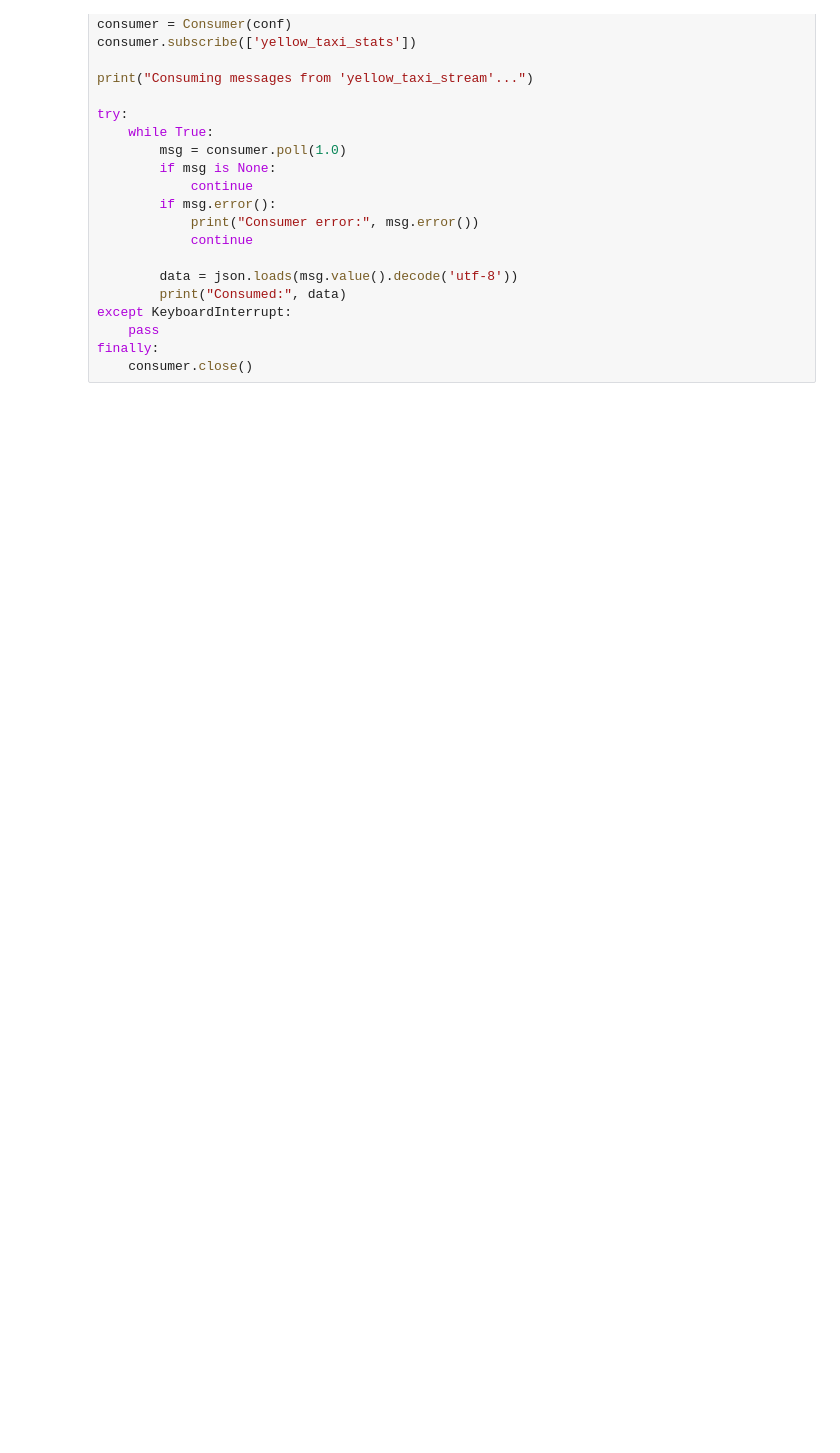
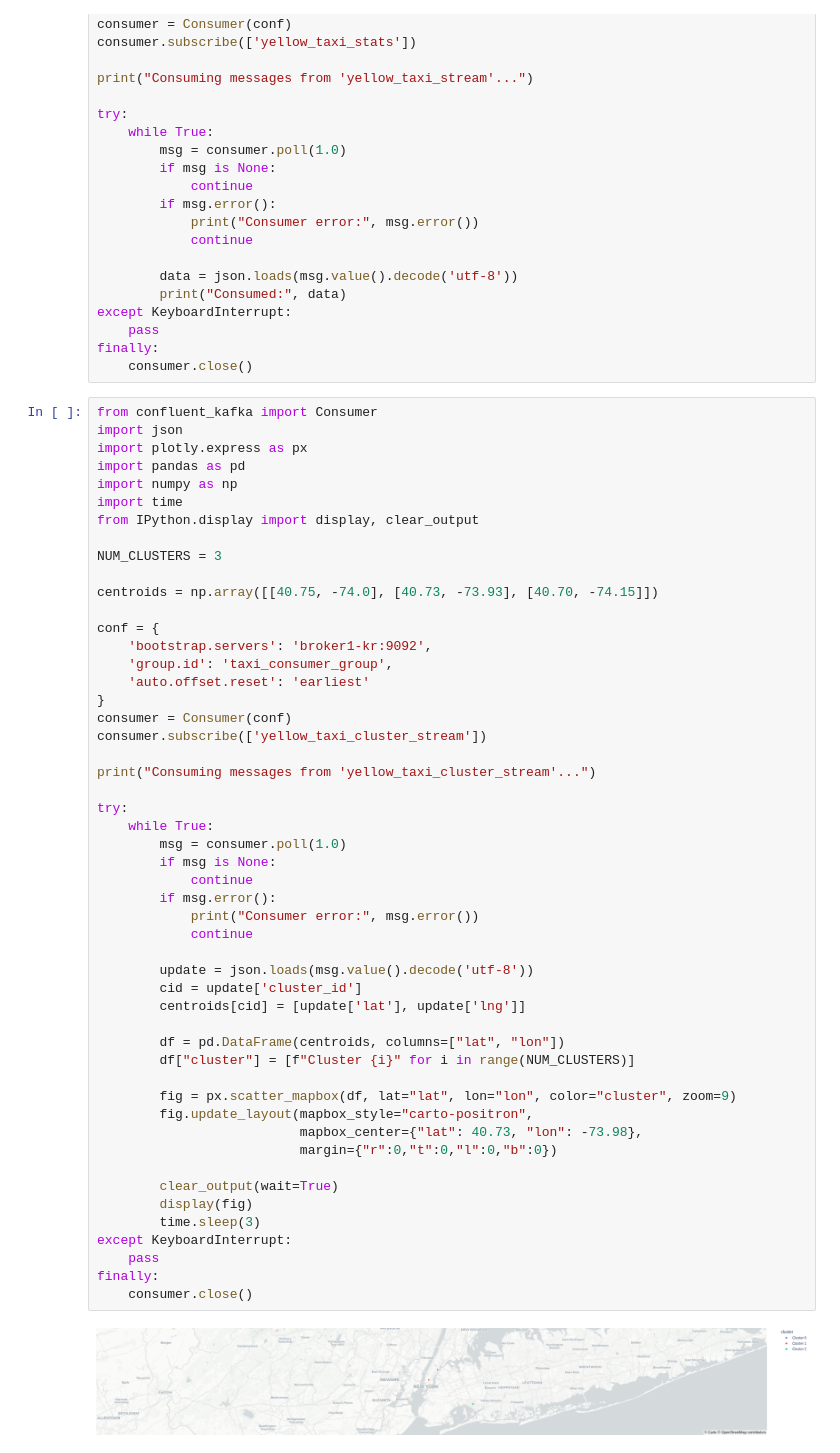
Before and after one commit to KlemenVovk/bd-project-25, a Jupyter notebook: kafka/jupyter/consumer.ipynb, the cells around one changed output. Saved outputs shown, nothing was run; the diff lists cells and outputs as text; blank space fills up the shorter version.

Commit message:
Cluster visualization

```diff
--- a/kafka/jupyter/consumer.ipynb
+++ b/kafka/jupyter/consumer.ipynb
@@ -56,3 +69,56 @@ except KeyboardInterrupt:
     pass
 finally:
     consumer.close()
+# %%
+from confluent_kafka import Consumer
+import json
+import plotly.express as px
+import pandas as pd
+import numpy as np
+import time
+from IPython.display import display, clear_output
+
+NUM_CLUSTERS = 3
+
+centroids = np.array([[40.75, -74.0], [40.73, -73.93], [40.70, -74.15]])
+
+conf = {
+    'bootstrap.servers': 'broker1-kr:9092',
+    'group.id': 'taxi_consumer_group',
+    'auto.offset.reset': 'earliest'
+}
+consumer = Consumer(conf)
+consumer.subscribe(['yellow_taxi_cluster_stream'])
+
+print("Consuming messages from 'yellow_taxi_cluster_stream'...")
+
+try:
+    while True:
+        msg = consumer.poll(1.0)
+        if msg is None:
+            continue
+        if msg.error():
+            print("Consumer error:", msg.error())
+            continue
+
+        update = json.loads(msg.value().decode('utf-8'))
+        cid = update['cluster_id']
+        centroids[cid] = [update['lat'], update['lng']]
+
+        df = pd.DataFrame(centroids, columns=["lat", "lon"])
+        df["cluster"] = [f"Cluster {i}" for i in range(NUM_CLUSTERS)]
+
+        fig = px.scatter_mapbox(df, lat="lat", lon="lon", color="cluster", zoom=9)
+        fig.update_layout(mapbox_style="carto-positron",
+                          mapbox_center={"lat": 40.73, "lon": -73.98},
+                          margin={"r":0,"t":0,"l":0,"b":0})
+
+        clear_output(wait=True)
+        display(fig)
+        time.sleep(3)
+except KeyboardInterrupt:
+    pass
+finally:
+    consumer.close()
+# %% [output]
+[figure, added]
```
Also changed, not shown: parts of 1 cell of this notebook, 4 other files.
